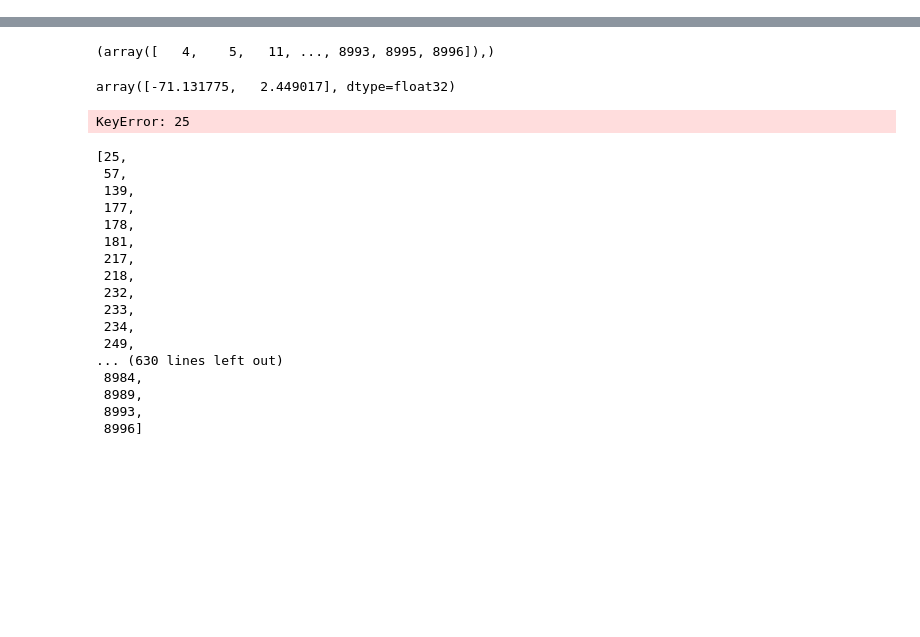
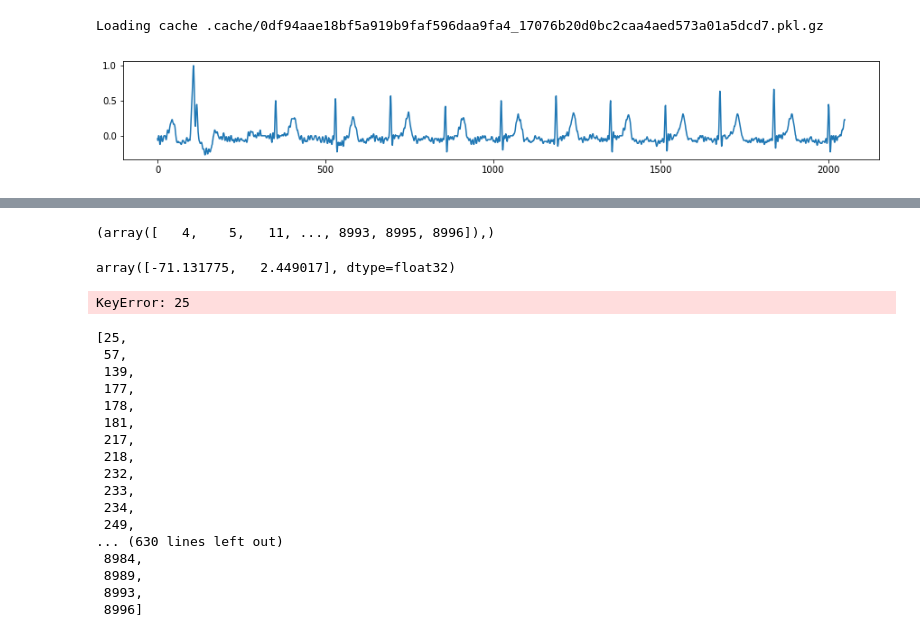
Before and after one commit to shawntan/icentia-ecg, a Jupyter notebook: explore-embs.ipynb, the cells around one changed output, grey strips where cells are left out. Cells and saved outputs as stored; diff of their text form; code cells hidden in the pictures; blank space fills up the shorter version.

```diff
--- a/explore-embs.ipynb
+++ b/explore-embs.ipynb
@@ -11,2 +13,4 @@ import encoders
 # %%
-data_raw, labels = utils.getSubset(7000)
+data_raw, labels = utils.getSubset(10000)
+# %% [output]
+Loading cache .cache/0df94aae18bf5a919b9faf596daa9fa4_17076b20d0bc2caa4aed573a01a5dcd7.pkl.gz
@@ -12,0 +19,5 @@ data_raw, labels = utils.getSubset(7000)
+# %%
+plt.figure(figsize=(15,2))
+plt.plot(indata);
+# %% [output]
+[figure, added]
```
Also changed, not shown: parts of 11 cells of this notebook.
